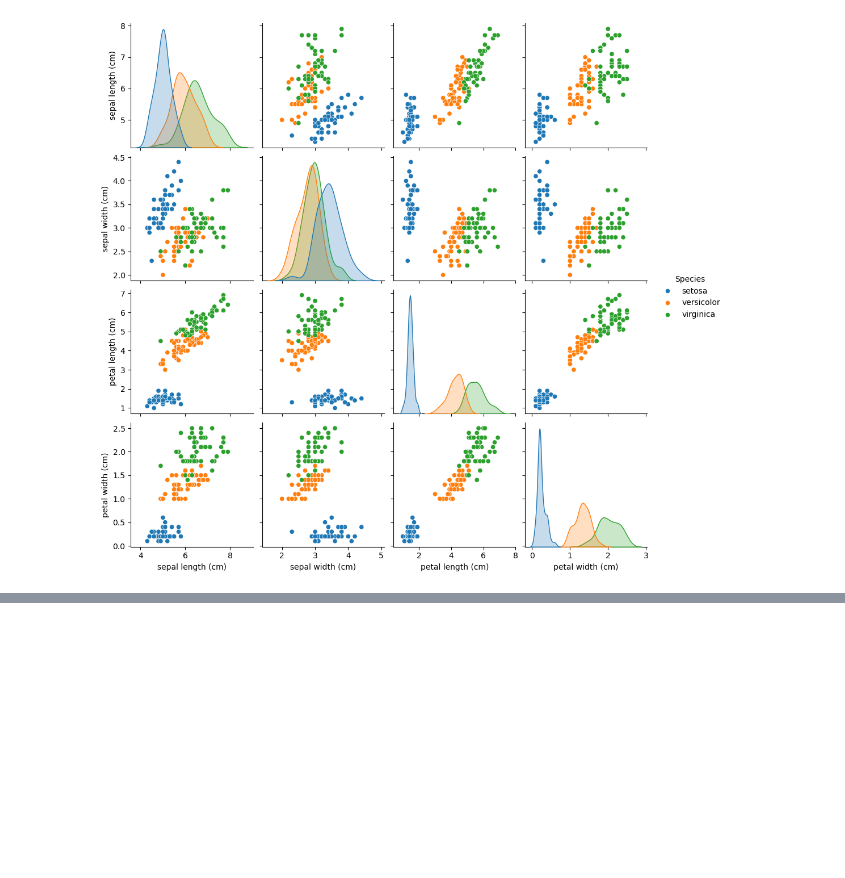
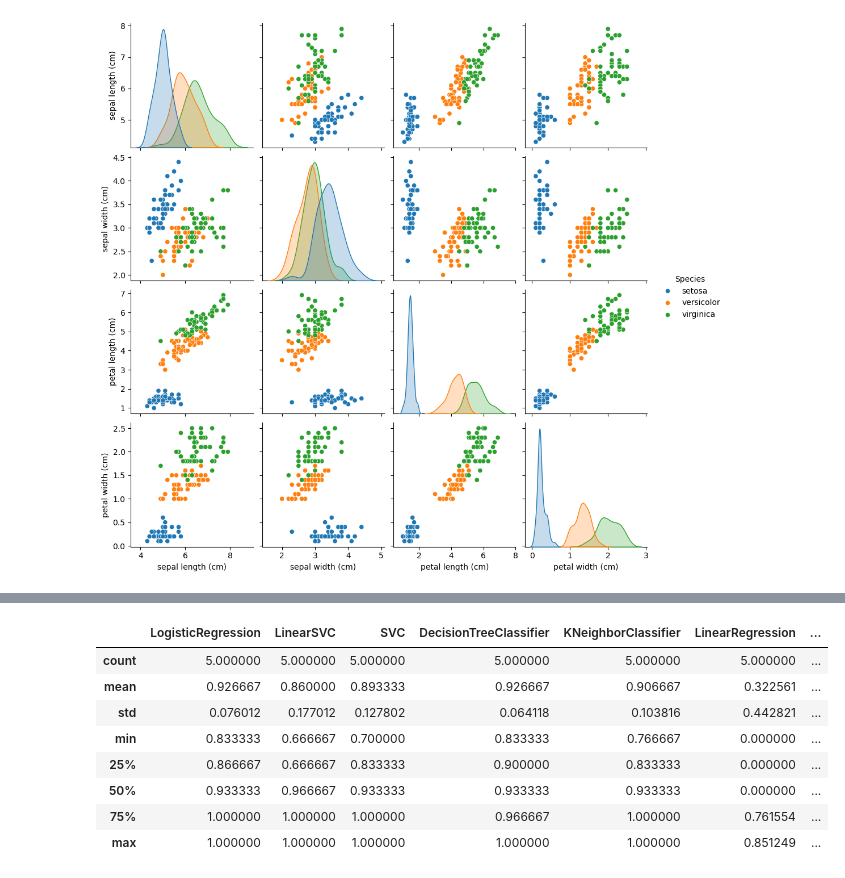
Before and after one commit to adachi0612/iris_work, a Jupyter notebook: analyze_iris_ruito_adachi.ipynb, the cells around one changed output, grey strips where cells are left out. Cells and saved outputs as stored; diff of their text form; code cells hidden in the pictures; blank space fills up the shorter version.

```diff
--- a/analyze_iris_ruito_adachi.ipynb
+++ b/analyze_iris_ruito_adachi.ipynb
@@ -54,0 +84,13 @@ iris.pair_plot(diag_kind="kde")
+# %%
+df_score = iris.get_supervised().describe()
+df_score
+# %% [output]
+|  | LogisticRegression | LinearSVC | SVC | DecisionTreeClassifier | KNeighborClassifier | LinearRegression | ... |
+| count | 5.000000 | 5.000000 | 5.000000 | 5.000000 | 5.000000 | 5.000000 | ... |
+| mean | 0.926667 | 0.860000 | 0.893333 | 0.926667 | 0.906667 | 0.322561 | ... |
+| std | 0.076012 | 0.177012 | 0.127802 | 0.064118 | 0.103816 | 0.442821 | ... |
+| min | 0.833333 | 0.666667 | 0.700000 | 0.833333 | 0.766667 | 0.000000 | ... |
+| 25% | 0.866667 | 0.666667 | 0.833333 | 0.900000 | 0.833333 | 0.000000 | ... |
+| 50% | 0.933333 | 0.966667 | 0.933333 | 0.933333 | 0.933333 | 0.000000 | ... |
+| 75% | 1.000000 | 1.000000 | 1.000000 | 0.966667 | 1.000000 | 0.761554 | ... |
+| max | 1.000000 | 1.000000 | 1.000000 | 1.000000 | 1.000000 | 0.851249 | ... |
```
Also changed, not shown: parts of 5 cells of this notebook, 5 other files.
